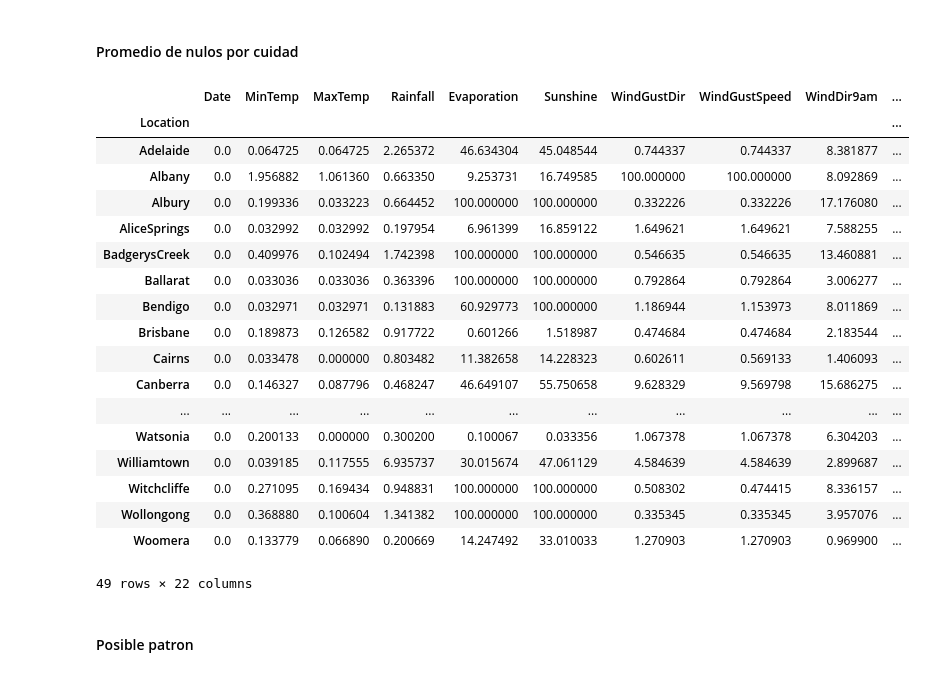
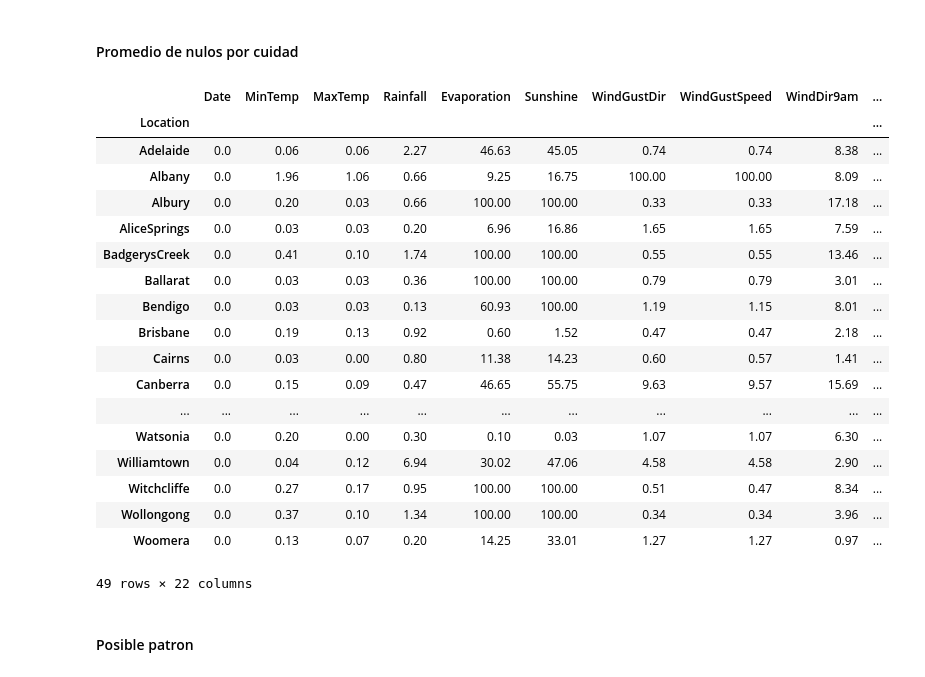
Before and after one commit to AlvaTF/TP-AA1-Ruiz-Toledo-Mendoza, a Jupyter notebook: TP_2/TP_clasificacion_AA1.ipynb, the cells around one changed output. Cells and saved outputs as stored; diff of their text form; code cells hidden in the pictures.

```diff
--- a/TP_2/TP_clasificacion_AA1.ipynb
+++ b/TP_2/TP_clasificacion_AA1.ipynb
@@ -224,26 +246,31 @@ Name: count, dtype: int64
 # %% [markdown]
 #### Promedio de nulos por cuidad
 # %%
-(df.groupby("Location").apply(lambda x: x.isnull().mean()*100))
+(df.drop(columns="Location")
+   .isnull()
+   .groupby(df["Location"])
+   .mean()
+   .mul(100)
+   .round(2))
 # %% [output]
 |  | Date | MinTemp | MaxTemp | Rainfall | Evaporation | Sunshine | WindGustDir | WindGustSpeed | WindDir9am | ... |
 | Location |  |  |  |  |  |  |  |  |  | ... |
-| Adelaide | 0.0 | 0.064725 | 0.064725 | 2.265372 | 46.634304 | 45.048544 | 0.744337 | 0.744337 | 8.381877 | ... |
-| Albany | 0.0 | 1.956882 | 1.061360 | 0.663350 | 9.253731 | 16.749585 | 100.000000 | 100.000000 | 8.092869 | ... |
-| Albury | 0.0 | 0.199336 | 0.033223 | 0.664452 | 100.000000 | 100.000000 | 0.332226 | 0.332226 | 17.176080 | ... |
-| AliceSprings | 0.0 | 0.032992 | 0.032992 | 0.197954 | 6.961399 | 16.859122 | 1.649621 | 1.649621 | 7.588255 | ... |
-| BadgerysCreek | 0.0 | 0.409976 | 0.102494 | 1.742398 | 100.000000 | 100.000000 | 0.546635 | 0.546635 | 13.460881 | ... |
-| Ballarat | 0.0 | 0.033036 | 0.033036 | 0.363396 | 100.000000 | 100.000000 | 0.792864 | 0.792864 | 3.006277 | ... |
-| Bendigo | 0.0 | 0.032971 | 0.032971 | 0.131883 | 60.929773 | 100.000000 | 1.186944 | 1.153973 | 8.011869 | ... |
-| Brisbane | 0.0 | 0.189873 | 0.126582 | 0.917722 | 0.601266 | 1.518987 | 0.474684 | 0.474684 | 2.183544 | ... |
-| Cairns | 0.0 | 0.033478 | 0.000000 | 0.803482 | 11.382658 | 14.228323 | 0.602611 | 0.569133 | 1.406093 | ... |
-| Canberra | 0.0 | 0.146327 | 0.087796 | 0.468247 | 46.649107 | 55.750658 | 9.628329 | 9.569798 | 15.686275 | ... |
+| Adelaide | 0.0 | 0.06 | 0.06 | 2.27 | 46.63 | 45.05 | 0.74 | 0.74 | 8.38 | ... |
+| Albany | 0.0 | 1.96 | 1.06 | 0.66 | 9.25 | 16.75 | 100.00 | 100.00 | 8.09 | ... |
+| Albury | 0.0 | 0.20 | 0.03 | 0.66 | 100.00 | 100.00 | 0.33 | 0.33 | 17.18 | ... |
+| AliceSprings | 0.0 | 0.03 | 0.03 | 0.20 | 6.96 | 16.86 | 1.65 | 1.65 | 7.59 | ... |
+| BadgerysCreek | 0.0 | 0.41 | 0.10 | 1.74 | 100.00 | 100.00 | 0.55 | 0.55 | 13.46 | ... |
+| Ballarat | 0.0 | 0.03 | 0.03 | 0.36 | 100.00 | 100.00 | 0.79 | 0.79 | 3.01 | ... |
+| Bendigo | 0.0 | 0.03 | 0.03 | 0.13 | 60.93 | 100.00 | 1.19 | 1.15 | 8.01 | ... |
+| Brisbane | 0.0 | 0.19 | 0.13 | 0.92 | 0.60 | 1.52 | 0.47 | 0.47 | 2.18 | ... |
+| Cairns | 0.0 | 0.03 | 0.00 | 0.80 | 11.38 | 14.23 | 0.60 | 0.57 | 1.41 | ... |
+| Canberra | 0.0 | 0.15 | 0.09 | 0.47 | 46.65 | 55.75 | 9.63 | 9.57 | 15.69 | ... |
 | ... | ... | ... | ... | ... | ... | ... | ... | ... | ... | ... |
-| Watsonia | 0.0 | 0.200133 | 0.000000 | 0.300200 | 0.100067 | 0.033356 | 1.067378 | 1.067378 | 6.304203 | ... |
-| Williamtown | 0.0 | 0.039185 | 0.117555 | 6.935737 | 30.015674 | 47.061129 | 4.584639 | 4.584639 | 2.899687 | ... |
-| Witchcliffe | 0.0 | 0.271095 | 0.169434 | 0.948831 | 100.000000 | 100.000000 | 0.508302 | 0.474415 | 8.336157 | ... |
-| Wollongong | 0.0 | 0.368880 | 0.100604 | 1.341382 | 100.000000 | 100.000000 | 0.335345 | 0.335345 | 3.957076 | ... |
-| Woomera | 0.0 | 0.133779 | 0.066890 | 0.200669 | 14.247492 | 33.010033 | 1.270903 | 1.270903 | 0.969900 | ... |
+| Watsonia | 0.0 | 0.20 | 0.00 | 0.30 | 0.10 | 0.03 | 1.07 | 1.07 | 6.30 | ... |
+| Williamtown | 0.0 | 0.04 | 0.12 | 6.94 | 30.02 | 47.06 | 4.58 | 4.58 | 2.90 | ... |
+| Witchcliffe | 0.0 | 0.27 | 0.17 | 0.95 | 100.00 | 100.00 | 0.51 | 0.47 | 8.34 | ... |
+| Wollongong | 0.0 | 0.37 | 0.10 | 1.34 | 100.00 | 100.00 | 0.34 | 0.34 | 3.96 | ... |
+| Woomera | 0.0 | 0.13 | 0.07 | 0.20 | 14.25 | 33.01 | 1.27 | 1.27 | 0.97 | ... |
 49 rows × 22 columns
 # %% [markdown]
 #### Posible patron
```
Also changed, not shown: parts of 20 cells of this notebook.
